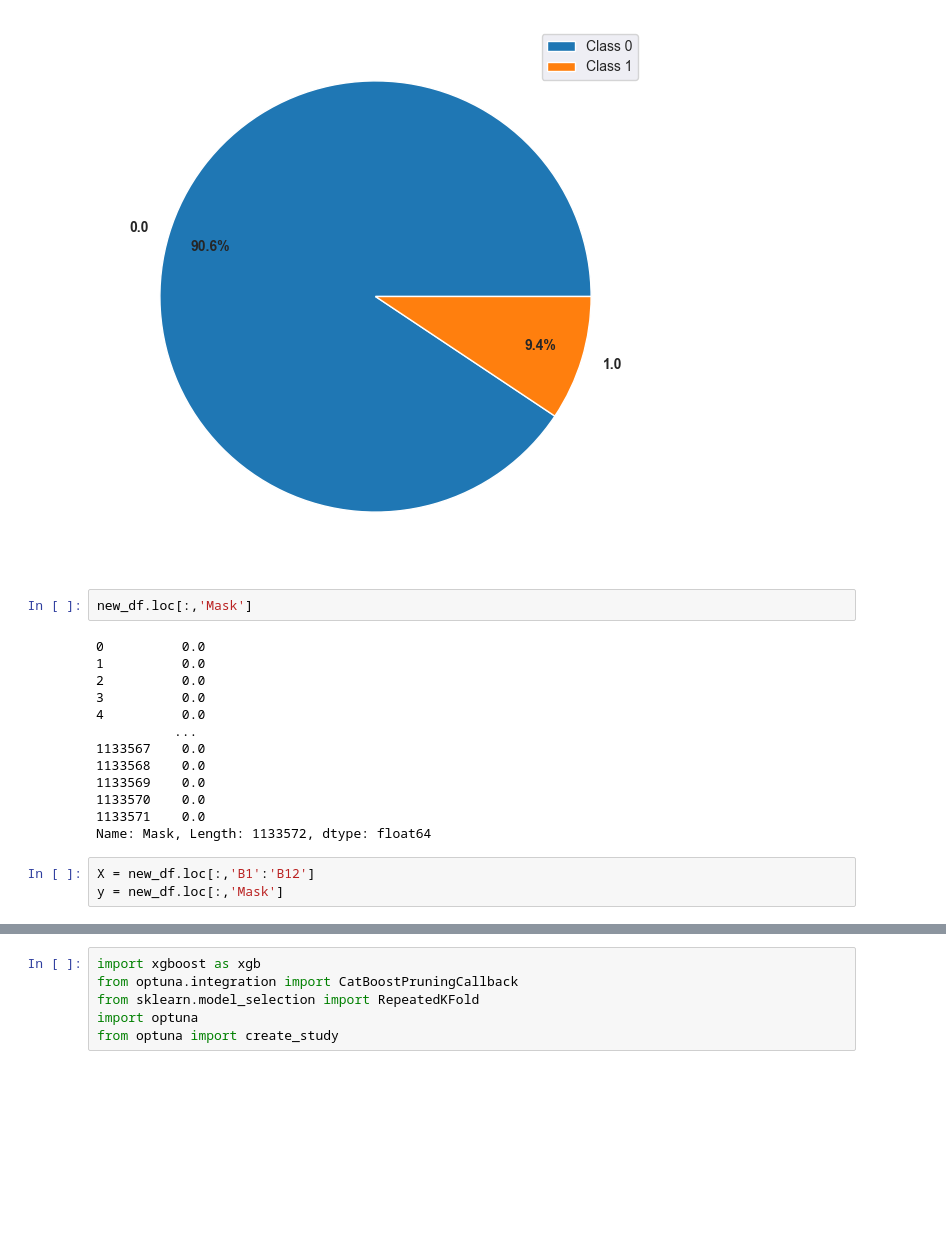
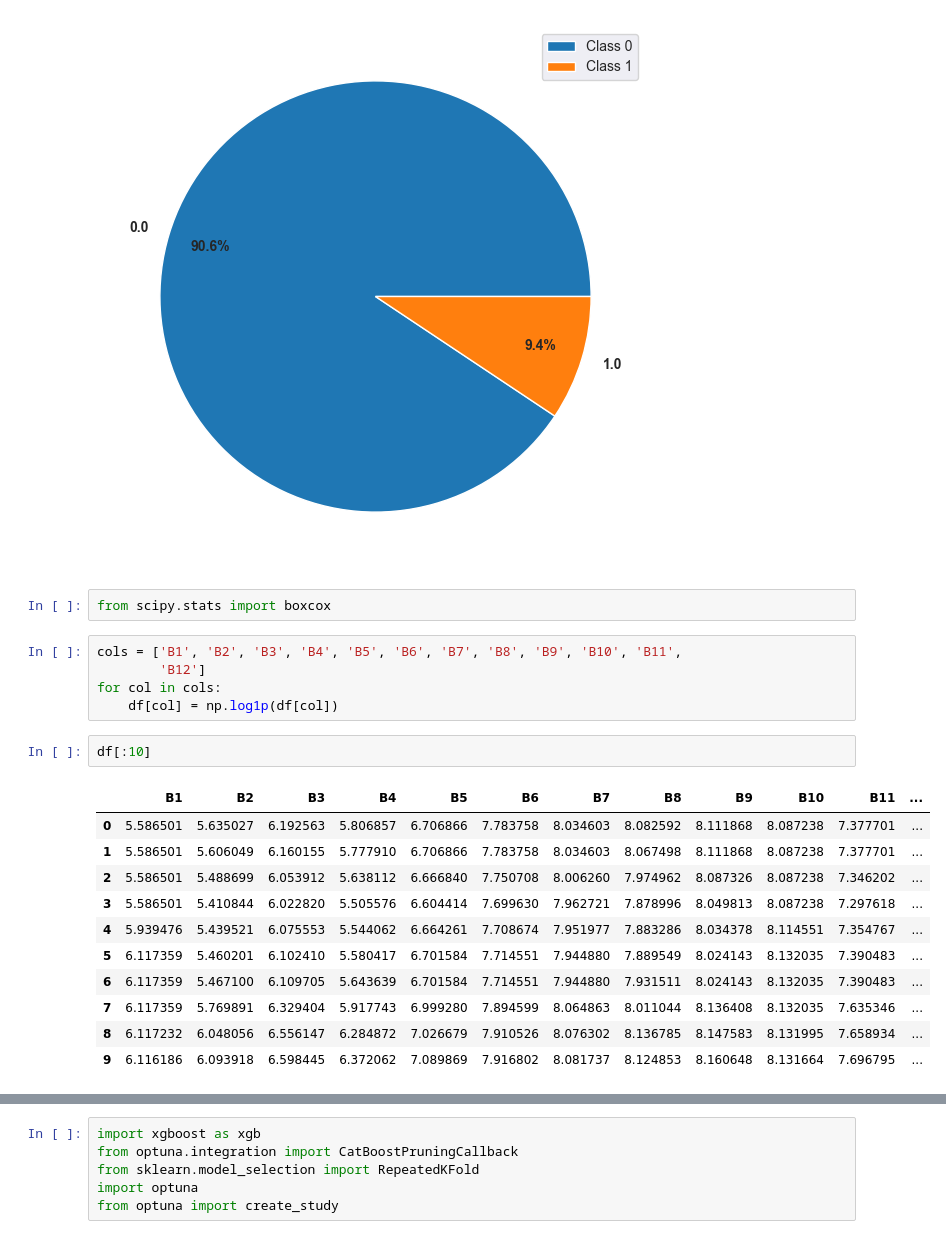
Before and after one commit to ceyhunsahin/Solafune_Competition, a Jupyter notebook: working.ipynb, the cells around one changed output, grey strips where cells are left out. Cells and saved outputs as stored; diff of their text form; blank space fills up the shorter version.

```diff
--- a/working.ipynb
+++ b/working.ipynb
@@ -179,21 +212,24 @@ plt.show()
 1.0     106085
 Name: Mask, dtype: int64
 [figure]
-# %%
-new_df.loc[:,'Mask']
-# %% [output]
-0          0.0
-1          0.0
-2          0.0
-3          0.0
-4          0.0
-          ...
-1133567    0.0
-1133568    0.0
-1133569    0.0
-1133570    0.0
-1133571    0.0
-Name: Mask, Length: 1133572, dtype: float64
-# %%
-X = new_df.loc[:,'B1':'B12']
-y = new_df.loc[:,'Mask']
+# %%
+from scipy.stats import boxcox
+# %%
+cols = ['B1', 'B2', 'B3', 'B4', 'B5', 'B6', 'B7', 'B8', 'B9', 'B10', 'B11',
+        'B12']
+for col in cols:
+    df[col] = np.log1p(df[col])
+# %%
+df[:10]
+# %% [output]
+|  | B1 | B2 | B3 | B4 | B5 | B6 | B7 | B8 | B9 | B10 | B11 | ... |
+| 0 | 5.586501 | 5.635027 | 6.192563 | 5.806857 | 6.706866 | 7.783758 | 8.034603 | 8.082592 | 8.111868 | 8.087238 | 7.377701 | ... |
+| 1 | 5.586501 | 5.606049 | 6.160155 | 5.777910 | 6.706866 | 7.783758 | 8.034603 | 8.067498 | 8.111868 | 8.087238 | 7.377701 | ... |
+| 2 | 5.586501 | 5.488699 | 6.053912 | 5.638112 | 6.666840 | 7.750708 | 8.006260 | 7.974962 | 8.087326 | 8.087238 | 7.346202 | ... |
+| 3 | 5.586501 | 5.410844 | 6.022820 | 5.505576 | 6.604414 | 7.699630 | 7.962721 | 7.878996 | 8.049813 | 8.087238 | 7.297618 | ... |
+| 4 | 5.939476 | 5.439521 | 6.075553 | 5.544062 | 6.664261 | 7.708674 | 7.951977 | 7.883286 | 8.034378 | 8.114551 | 7.354767 | ... |
+| 5 | 6.117359 | 5.460201 | 6.102410 | 5.580417 | 6.701584 | 7.714551 | 7.944880 | 7.889549 | 8.024143 | 8.132035 | 7.390483 | ... |
+| 6 | 6.117359 | 5.467100 | 6.109705 | 5.643639 | 6.701584 | 7.714551 | 7.944880 | 7.931511 | 8.024143 | 8.132035 | 7.390483 | ... |
+| 7 | 6.117359 | 5.769891 | 6.329404 | 5.917743 | 6.999280 | 7.894599 | 8.064863 | 8.011044 | 8.136408 | 8.132035 | 7.635346 | ... |
+| 8 | 6.117232 | 6.048056 | 6.556147 | 6.284872 | 7.026679 | 7.910526 | 8.076302 | 8.136785 | 8.147583 | 8.131995 | 7.658934 | ... |
+| 9 | 6.116186 | 6.093918 | 6.598445 | 6.372062 | 7.089869 | 7.916802 | 8.081737 | 8.124853 | 8.160648 | 8.131664 | 7.696795 | ... |
```
Also changed, not shown: parts of 21 cells of this notebook.
